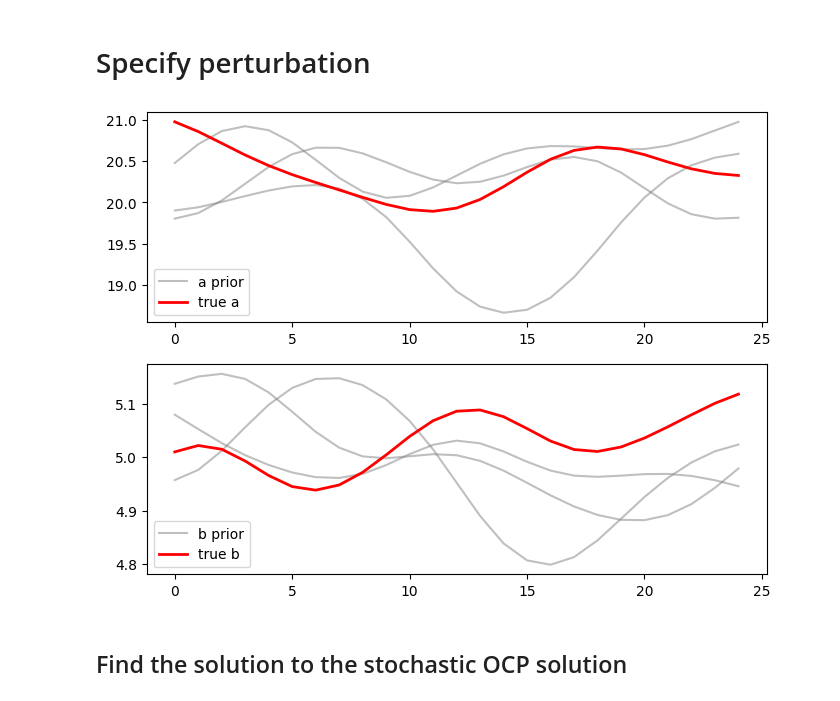
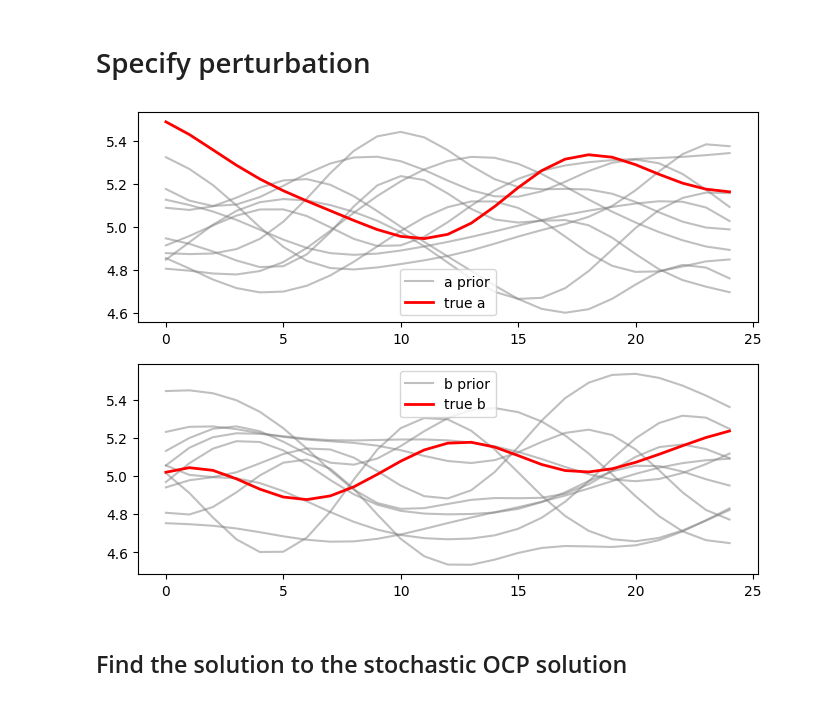
Before and after one commit to iffanh/buckley_leverette, a Jupyter notebook: simulation_smpc_te_se.ipynb, the cells around one changed output. Cells and saved outputs as stored; diff of their text form; code cells hidden in the pictures.

```diff
--- a/simulation_smpc_te_se.ipynb
+++ b/simulation_smpc_te_se.ipynb
@@ -7,15 +7,15 @@ import numpy as np
 
 # np.random.seed(42)
 nx = 25  # number of grid blocks
-Ne = 3 # number of perturbation
-amean = 20.0
+Ne = 10 # number of perturbation
+amean = 5.0
 bmean = 5.0
-a_std = 2.0
-b_std = 0.5
-amin = 18.0
-amax = 22.0
-bmin = 4.5
-bmax = 5.5
+a_std = amean/5
+b_std = bmean/5
+amin = 4.0
+amax = 6.0
+bmin = 4.0
+bmax = 6.0
 
 # aw.shape
 # %%
@@ -24,7 +24,7 @@ import scipy.stats
 
 
 
-if False:
+if True:
     aw = np.zeros((nx, Ne))
     bw = np.zeros((nx, Ne))
 
@@ -55,7 +55,7 @@ if False:
     np.save("./data/aw.npy", aw)
     np.save("./data/bw.npy", bw)
 
-if False:
+if True:
     model = gs.Gaussian(dim=1, var=0.1, len_scale=5)
     srf = gs.SRF(model)
     x = range(25)
@@ -77,34 +77,34 @@ if False:
     _bw = var*b_std + bmean
 
     a_true = _aw*1
     b_true = _bw*1
 
     np.save("./data/a_true.npy", a_true)
     np.save("./data/b_true.npy", b_true)
 
 
 import matplotlib.pyplot as plt
 
 aw = np.load("./data/aw.npy")
 bw = np.load("./data/bw.npy")
 
 a_true = np.load("./data/a_true.npy")
 b_true = np.load("./data/b_true.npy")
 
 fig, ax = plt.subplots(2, 1, figsize=(8,6))
 ax[0].plot(aw, color='gray', alpha=0.5)
 ax[0].plot(a_true, color='red', linewidth=2)
 ax[1].plot(bw, color='gray', alpha=0.5)
 ax[1].plot(b_true, color='red', linewidth=2)
 ax[0].plot([], color='gray', alpha=0.5, label="a prior")
 ax[0].plot([], color='red', linewidth=2, label="true a")
 ax[1].plot([], color='gray', alpha=0.5, label="b prior")
 ax[1].plot([], color='red', linewidth=2, label="true b")
 ax[0].legend()
 ax[1].legend()
 plt.show()
 # %% [output]
-[figure, old version]
+[figure, new version]
 # %% [markdown]
 ## Find the solution to the stochastic OCP solution
 # %%
```
Also changed, not shown: parts of 13 cells of this notebook, 17 other files.
